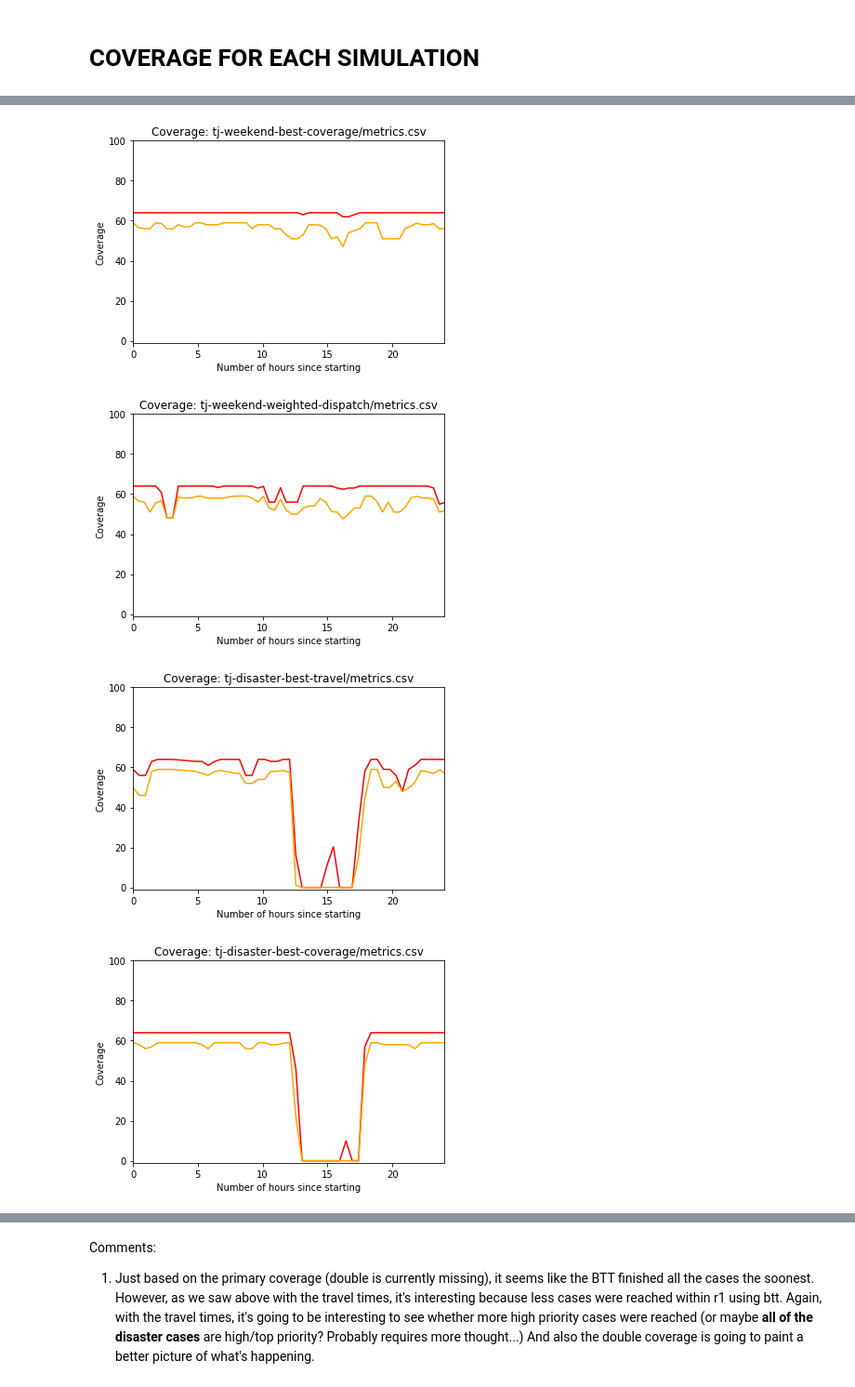
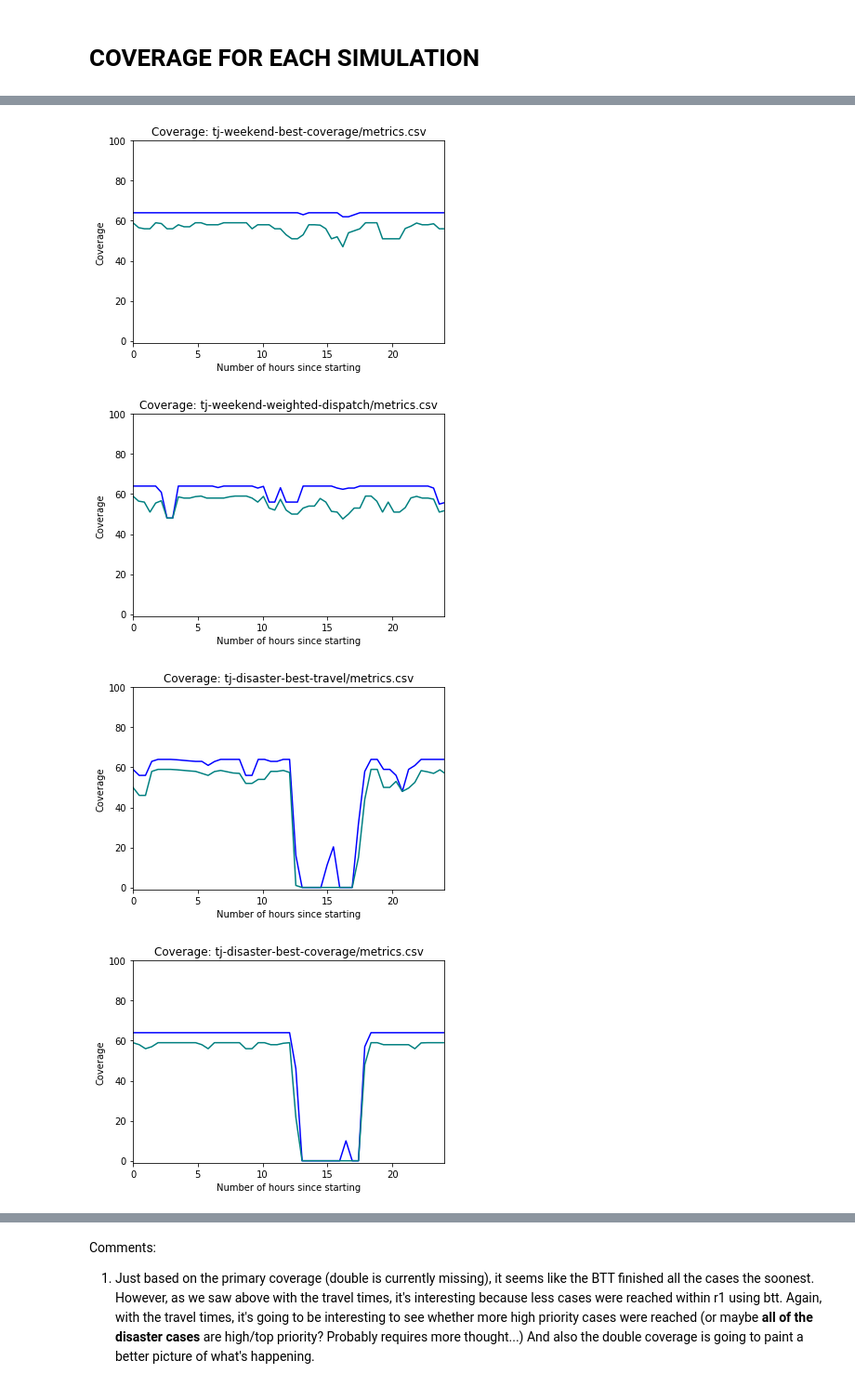
Before and after one commit to EMSTrack/Algorithms, a Jupyter notebook: rct-simulation-v3-everything.ipynb, the cells around one changed output, grey strips where cells are left out. Shown: that part at 93% size. Cells and saved outputs as stored; diff of their text form; code cells hidden in the pictures.

```diff
--- a/rct-simulation-v3-everything.ipynb
+++ b/rct-simulation-v3-everything.ipynb
@@ -231,20 +216,6 @@ def plot_histogram_basic(processed_cases, name):
     plt.show()
 
 
-    # The number of cases started within a single hour
-#     hours_counted = Counter(list(c.values()))
-
-#     figure_title = 'Frequency of case per hour: ' + name
-#     plt.figure(figure_title)
-#     plt.title(figure_title)
-#     plt.bar(hours_counted.keys(), hours_counted.values())
-#     plt.xlabel('Number of cases within a single hour')
-#     plt.ylabel('Count number of cases occured in 1 hour')
-#     plt.show()
-
-
-
-
 
 # Draw each processed cases' case count. COMMENT OUT WHEN NOT NEEDED.
 for name, processed_cases in cases.items():
@@ -289,7 +260,7 @@ def histogram_collapsed(processed_cases, name):
     plt.xlim(0,24)
 
     # Draw the smoothed histogram
-#     plt.hist(deltas, bins=int((max(deltas)+1)), histtype='step', color='black')
+    plt.hist(deltas, bins=int((max(deltas)+1)), histtype='step', color='grey')
     plt.xlabel("Number of hours since starting"); plt.ylabel('Number of cases')
     plt.ylim(0,40)
     plt.plot(smooth_xs, smooth_ys, '-')
@@ -565,8 +536,8 @@ def draw_coverage_basic(metrics, name):
     plt.ylim(-1, 100)
     plt.xlabel("Number of hours since starting"); plt.ylabel('Coverage')
 
-    plt.plot(smooth_xs, smooth_ys, '-', color='red')
-    plt.plot(smooth_xs, smooth_ys2, '-', color='orange')
+    plt.plot(smooth_xs, smooth_ys, '-', color='blue')
+    plt.plot(smooth_xs, smooth_ys2, '-', color='teal')
     plt.show()
 
 for name, metric in metrics.items():
@@ -580,4 +551,4 @@ for name, metric in metrics.items():
-[figure, old version]
+[figure, new version]
-[figure, old version]
+[figure, new version]
-[figure, old version]
+[figure, new version]
-[figure, old version]
+[figure, new version]
```
Also changed, not shown: parts of 15 cells of this notebook.
